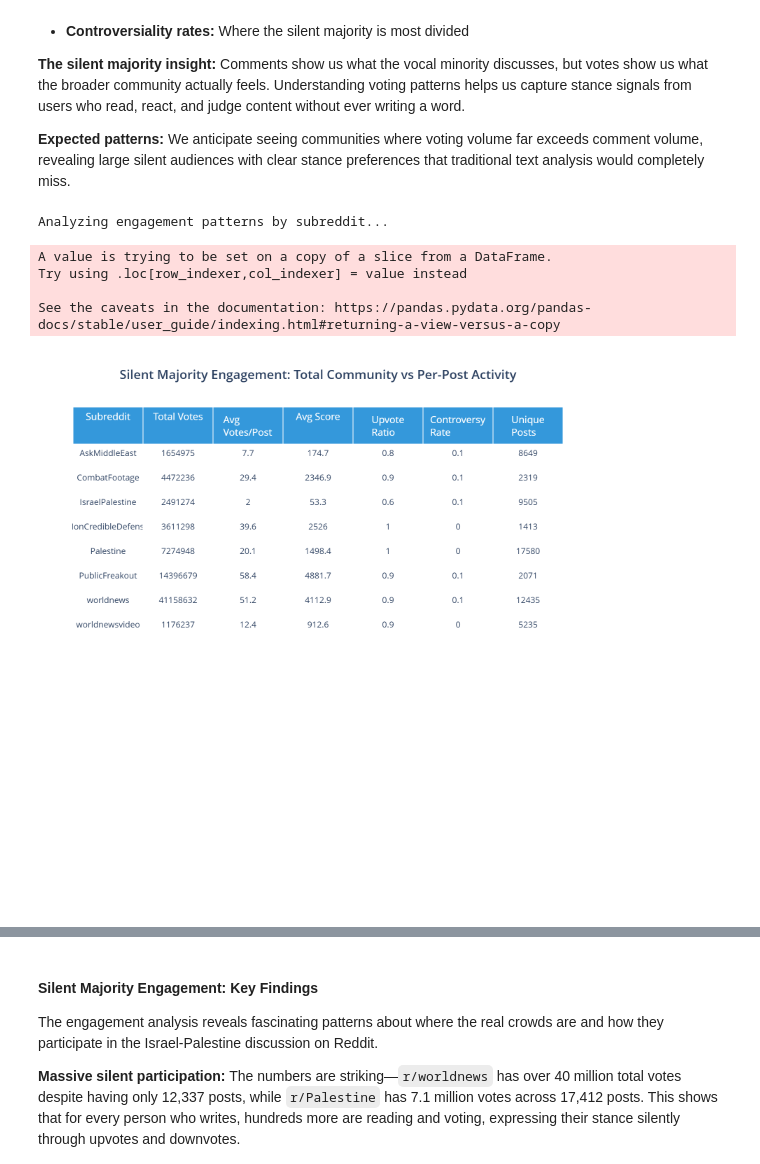
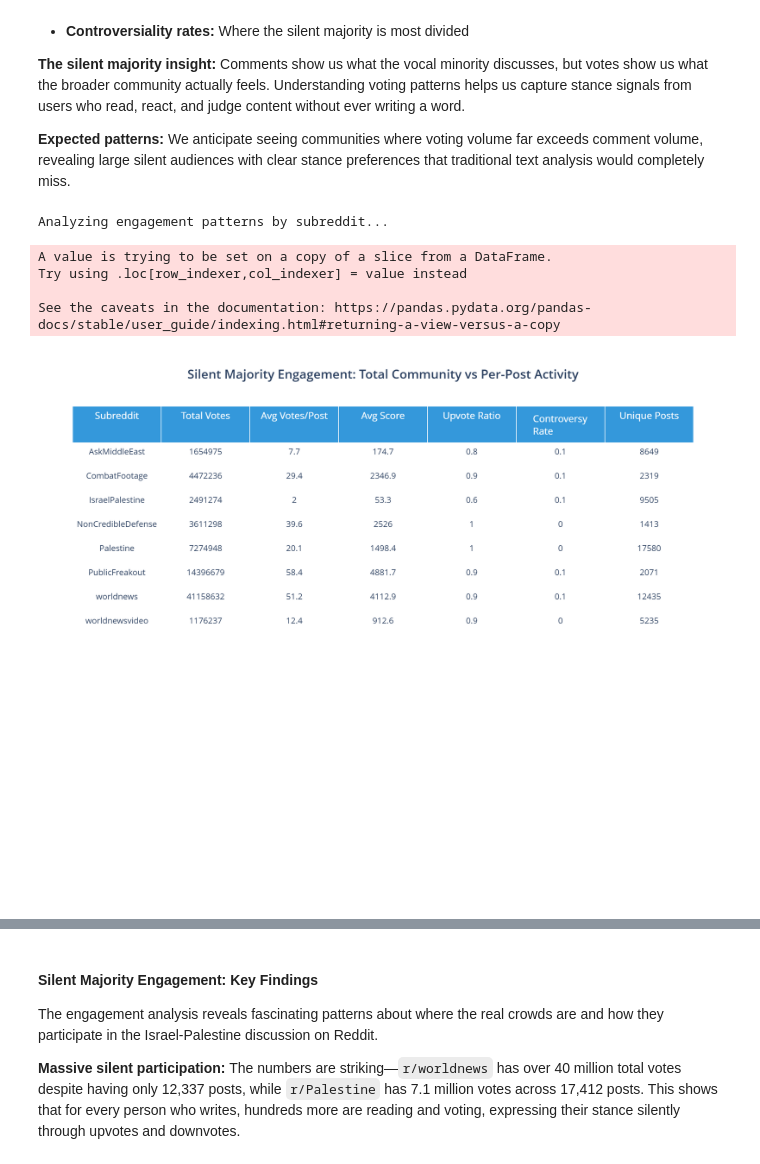
Before and after one commit to Danco74/israel_palastine_reddit_stance_analysis, a Jupyter notebook: notebook.ipynb, the cells around one changed output, grey strips where cells are left out. Cells and saved outputs as stored; diff of their text form; code cells hidden in the pictures.

```diff
--- a/notebook.ipynb
+++ b/notebook.ipynb
@@ -97,9 +97,9 @@ import plotly.io as pio
 pio.renderers.default = "png"
 
 # Configure PNG export settings for better quality and size
-pio.kaleido.scope.default_width = 800
-pio.kaleido.scope.default_height = 600
-pio.kaleido.scope.default_scale = 2  # Higher resolution (2x)
+pio.defaults.default_width = 800
+pio.defaults.default_height = 600
+pio.defaults.default_scale = 2  # Higher resolution (2x)
 
 print("✓ Libraries loaded")
 # %% [output]
@@ -599,6 +585,10 @@ fig.update_layout(
     height=700,
     width=1400
 )
+
+pio.defaults.default_width = 1200
+pio.defaults.default_height = 600
+
 fig.show()
 # %% [output]
 [figure]
@@ -660,6 +650,9 @@ read, react, and judge content without ever writing a word.
 far exceeds comment volume, revealing large silent audiences with clear
 stance preferences that traditional text analysis would completely miss.
 # %%
+pio.defaults.default_width = 1000
+pio.defaults.default_height = 800
+
 # Engagement statistics analysis (using original dataset)
 print("Analyzing engagement patterns by subreddit...")
 
@@ -771,31 +764,31 @@ fig2.add_trace(go.Scatter(
     text=engagement_display['Subreddit'],
     textposition='top center',
     showlegend=False
 ), row=2, col=2)
 
 fig2.update_layout(
     height=900,
     width=1400,
     title=dict(
         text='<b>Silent Majority Analysis: Community Size vs Engagement Intensity</b>',
         x=0.5,
         xanchor='center',
         font=dict(size=20, color=DARK_GREY)
     ),
     paper_bgcolor='white'
 )
 
 # Format axes
 for i in range(1, 3):
     for j in range(1, 3):
         if not (i == 2 and j == 2):
             fig2.update_xaxes(tickangle=45, row=i, col=j)
 
 fig2.show()
 # %% [output]
 Analyzing engagement patterns by subreddit...
 A value is trying to be set on a copy of a slice from a DataFrame.
 Try using .loc[row_indexer,col_indexer] = value instead
 
 See the caveats in the documentation: https://pandas.pydata.org/pandas-docs/stable/user_guide/indexing.html#returning-a-view-versus-a-copy
-[figure, old version]
+[figure, new version]
```
Also changed, not shown: parts of 5 cells of this notebook.
